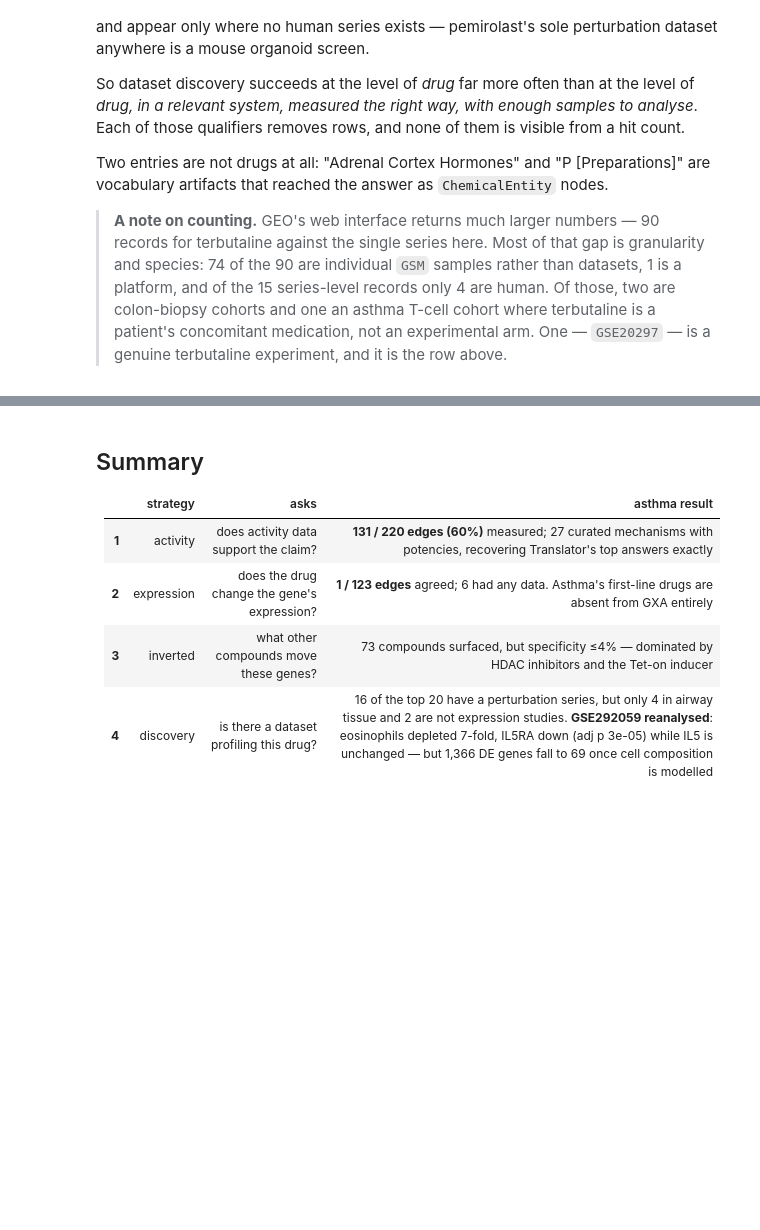
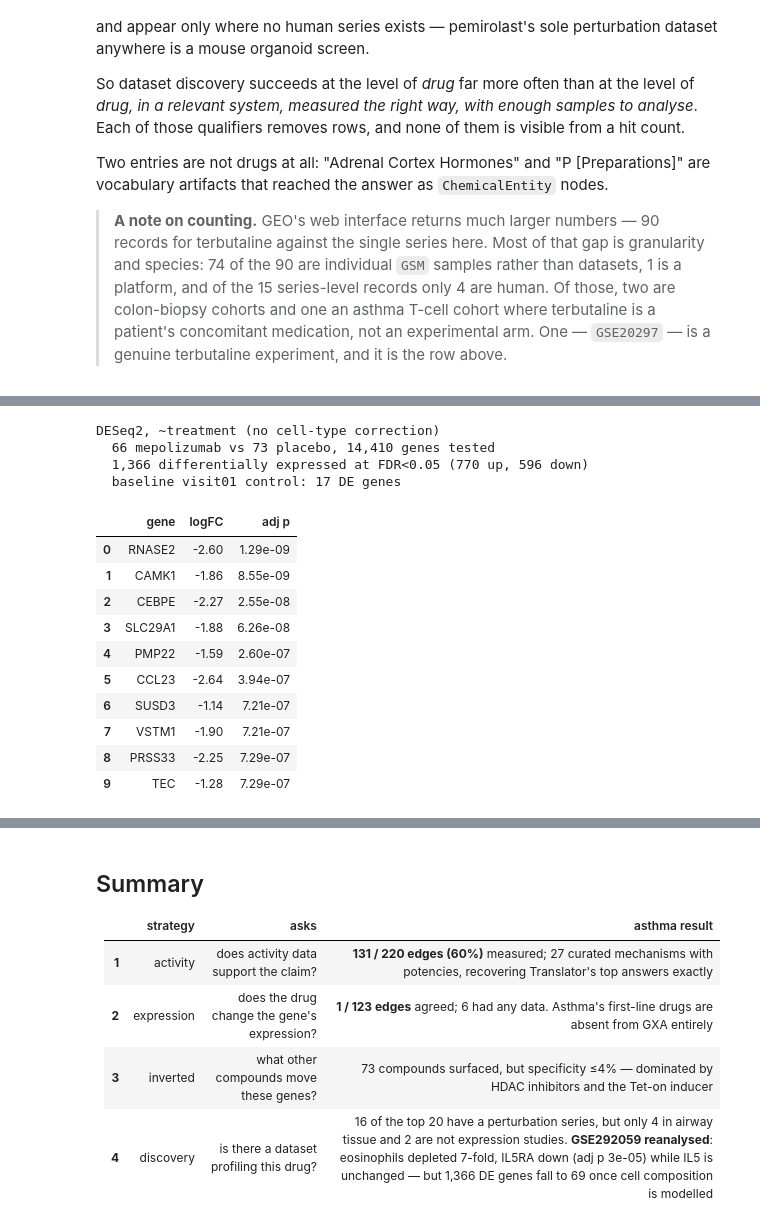
Before and after one commit to andrewsu/translator-nde, a Jupyter notebook: notebooks/asthma_translator_nde.ipynb, the cells around one changed output, grey strips where cells are left out. Saved outputs shown, nothing was run; the diff lists cells and outputs as text; code cells hidden in the pictures; blank space fills up the shorter version.

```diff
--- a/notebooks/asthma_translator_nde.ipynb
+++ b/notebooks/asthma_translator_nde.ipynb
@@ -657,14 +555,0 @@ limitation of the source, and it is the most actionable thing in this notebook f
-# %%
-rows = []
-for visit, label in [("visit14", "end of treatment"), ("visit01", "baseline (control)")]:
-    c = re_out["contrasts"][visit]
-    for gene, r in c["translator_genes"].items():
-        adj = c["eos_adjusted"]["translator_genes"].get(gene) or {}
-        rows.append({"contrast": label, "n treated/control": f"{c['n_treated']}/{c['n_control']}",
-                     "gene": gene,
-                     "DESeq2 logFC": None if r is None else round(r["logFC"], 2),
-                     "DESeq2 adj p": None if r is None else f"{r['adj_p']:.2g}",
-                     "limma adj p": None if r is None or r.get("limma_adj_p") is None
-                                    else f"{r['limma_adj_p']:.2g}",
-                     "+eos covar adj p": None if not adj else f"{adj['adj_p']:.2g}"})
-pd.DataFrame(rows)
@@ -811,0 +580,28 @@ is robust; the pathway-level result is an artifact of what bulk tissue is.
+# %%
+re_out = json.loads(Path("../results/gse292059_reanalysis.json").read_text())
+c = re_out["contrasts"]["visit14"]
+
+print(f"DESeq2, ~treatment (no cell-type correction)")
+print(f"  {c['n_treated']} mepolizumab vs {c['n_control']} placebo, {c['n_tested']:,} genes tested")
+print(f"  {c['n_significant']:,} differentially expressed at FDR<0.05 "
+      f"({c['n_up']} up, {c['n_down']} down)")
+print(f"  baseline visit01 control: "
+      f"{re_out['contrasts']['visit01']['n_significant']} DE genes\n")
+pd.DataFrame([{"gene": r["gene"], "logFC": round(r["logFC"], 2),
+               "adj p": f"{r['adj_p']:.2e}"} for r in c["top_de"][:10]])
+# %% [output]
+DESeq2, ~treatment (no cell-type correction)
+  66 mepolizumab vs 73 placebo, 14,410 genes tested
+  1,366 differentially expressed at FDR<0.05 (770 up, 596 down)
+  baseline visit01 control: 17 DE genes
+|  | gene | logFC | adj p |
+| 0 | RNASE2 | -2.60 | 1.29e-09 |
+| 1 | CAMK1 | -1.86 | 8.55e-09 |
+| 2 | CEBPE | -2.27 | 2.55e-08 |
+| 3 | SLC29A1 | -1.88 | 6.26e-08 |
+| 4 | PMP22 | -1.59 | 2.60e-07 |
+| 5 | CCL23 | -2.64 | 3.94e-07 |
+| 6 | SUSD3 | -1.14 | 7.21e-07 |
+| 7 | VSTM1 | -1.90 | 7.21e-07 |
+| 8 | PRSS33 | -2.25 | 7.29e-07 |
+| 9 | TEC | -1.28 | 7.29e-07 |
```
Also changed, not shown: parts of 23 cells of this notebook, 3 other files.
